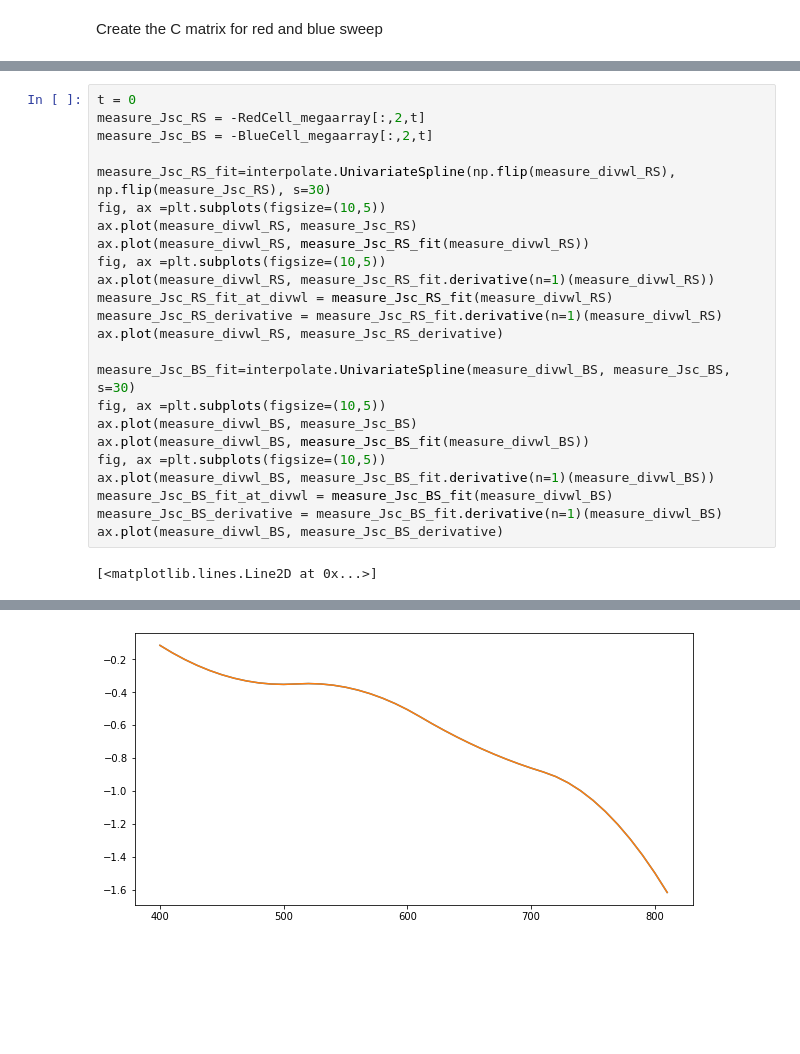
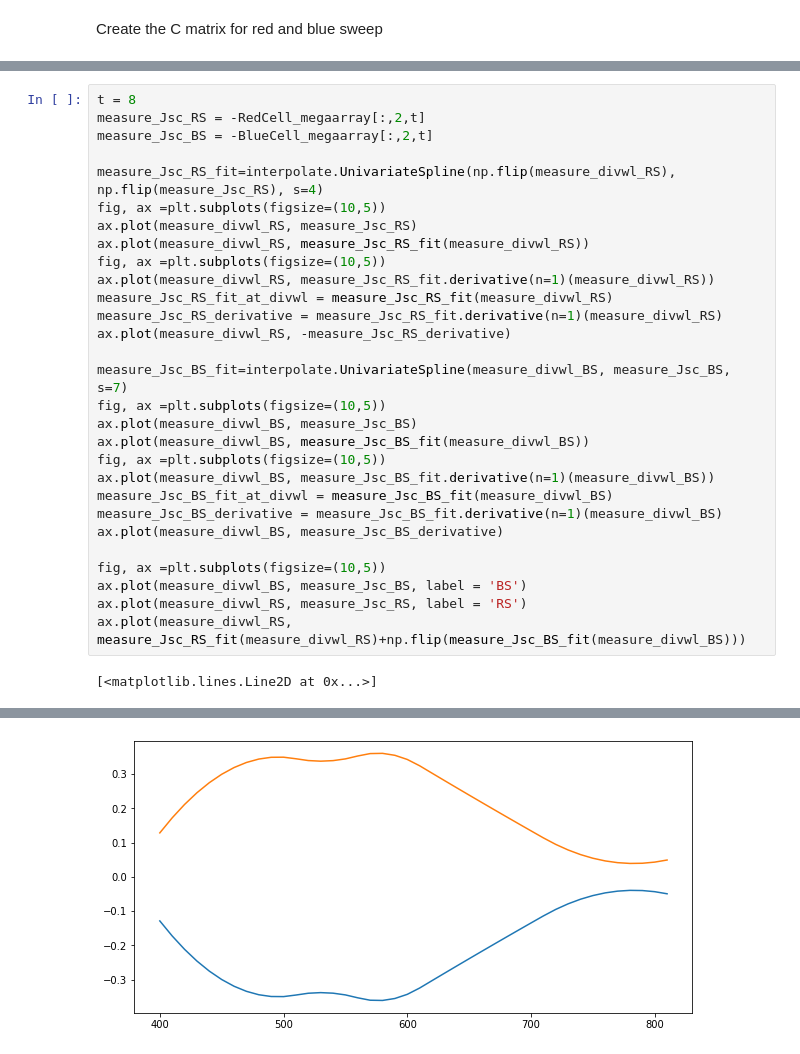
Before and after one commit to mcasademont9/SOLS-EQE, a Jupyter notebook: Numeric method - second try/EQE_third_try_RandBsweeps.ipynb, the cells around one changed output, grey strips where cells are left out. Saved outputs shown, nothing was run; the diff lists cells and outputs as text; blank space fills up the shorter version.

```diff
--- a/Numeric method - second try/EQE_third_try_RandBsweeps.ipynb
+++ b/Numeric method - second try/EQE_third_try_RandBsweeps.ipynb
@@ -377,9 +395,9 @@ print(c_matrix_derivative_RS.shape)
 # %%
-t = 0
+t = 8
 measure_Jsc_RS = -RedCell_megaarray[:,2,t]
 measure_Jsc_BS = -BlueCell_megaarray[:,2,t]
 
-measure_Jsc_RS_fit=interpolate.UnivariateSpline(np.flip(measure_divwl_RS), np.flip(measure_Jsc_RS), s=30)
+measure_Jsc_RS_fit=interpolate.UnivariateSpline(np.flip(measure_divwl_RS), np.flip(measure_Jsc_RS), s=4)
 fig, ax =plt.subplots(figsize=(10,5))
 ax.plot(measure_divwl_RS, measure_Jsc_RS)
 ax.plot(measure_divwl_RS, measure_Jsc_RS_fit(measure_divwl_RS))
@@ -387,9 +405,9 @@ fig, ax =plt.subplots(figsize=(10,5))
 ax.plot(measure_divwl_RS, measure_Jsc_RS_fit.derivative(n=1)(measure_divwl_RS))
 measure_Jsc_RS_fit_at_divwl = measure_Jsc_RS_fit(measure_divwl_RS)
 measure_Jsc_RS_derivative = measure_Jsc_RS_fit.derivative(n=1)(measure_divwl_RS)
-ax.plot(measure_divwl_RS, measure_Jsc_RS_derivative)
+ax.plot(measure_divwl_RS, -measure_Jsc_RS_derivative)
 
-measure_Jsc_BS_fit=interpolate.UnivariateSpline(measure_divwl_BS, measure_Jsc_BS, s=30)
+measure_Jsc_BS_fit=interpolate.UnivariateSpline(measure_divwl_BS, measure_Jsc_BS, s=7)
 fig, ax =plt.subplots(figsize=(10,5))
 ax.plot(measure_divwl_BS, measure_Jsc_BS)
 ax.plot(measure_divwl_BS, measure_Jsc_BS_fit(measure_divwl_BS))
@@ -398,5 +416,10 @@ ax.plot(measure_divwl_BS, measure_Jsc_BS_fit.derivative(n=1)(measure_divwl_BS))
 measure_Jsc_BS_fit_at_divwl = measure_Jsc_BS_fit(measure_divwl_BS)
 measure_Jsc_BS_derivative = measure_Jsc_BS_fit.derivative(n=1)(measure_divwl_BS)
 ax.plot(measure_divwl_BS, measure_Jsc_BS_derivative)
+
+fig, ax =plt.subplots(figsize=(10,5))
+ax.plot(measure_divwl_BS, measure_Jsc_BS, label = 'BS')
+ax.plot(measure_divwl_RS, measure_Jsc_RS, label = 'RS')
+ax.plot(measure_divwl_RS, measure_Jsc_RS_fit(measure_divwl_RS)+np.flip(measure_Jsc_BS_fit(measure_divwl_BS)))
 # %% [output]
 [<matplotlib.lines.Line2D at 0x...>]
@@ -404 +427 @@ ax.plot(measure_divwl_BS, measure_Jsc_BS_derivative)
-[figure, old version]
+[figure, new version]
```
Also changed, not shown: parts of 11 cells of this notebook.
